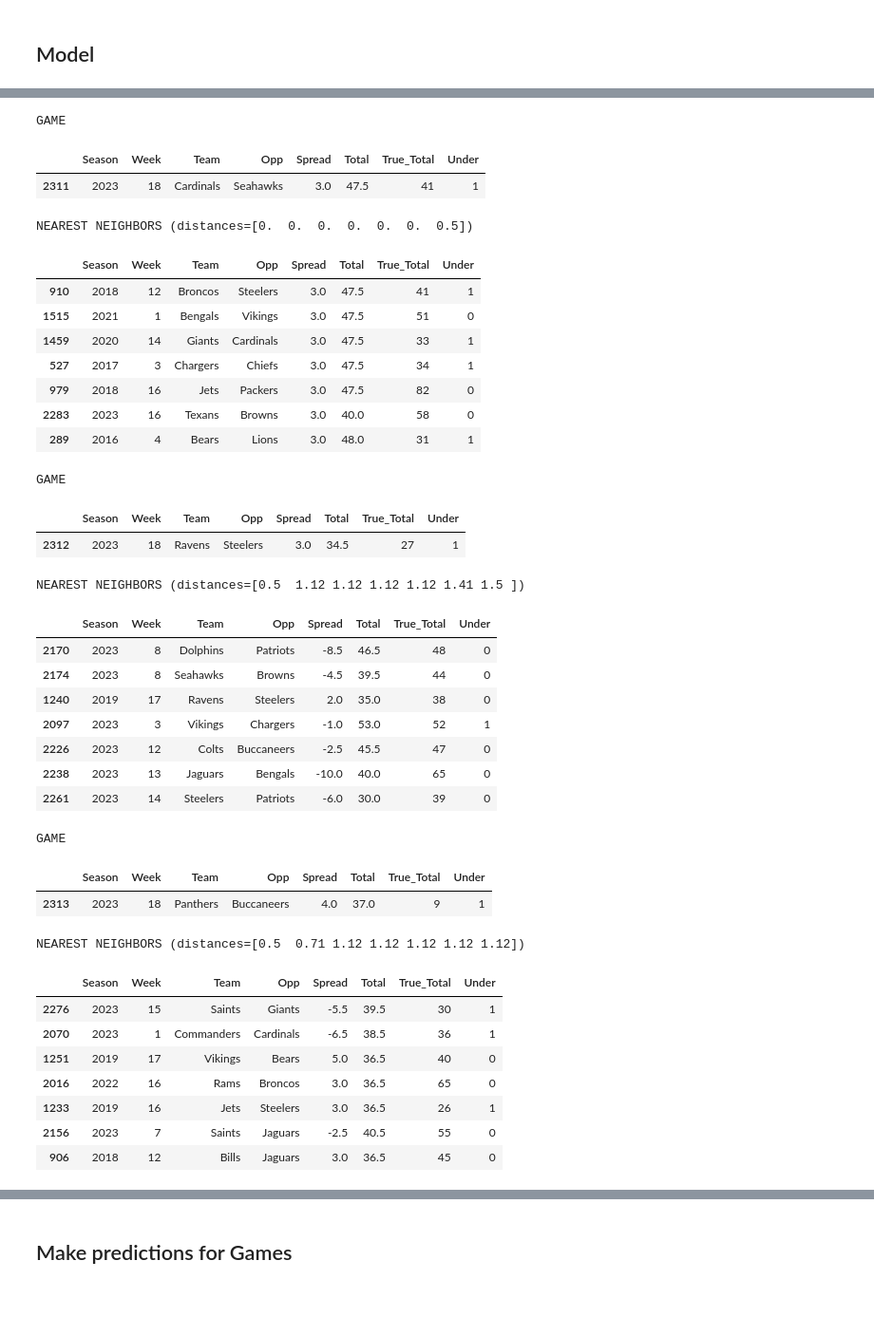
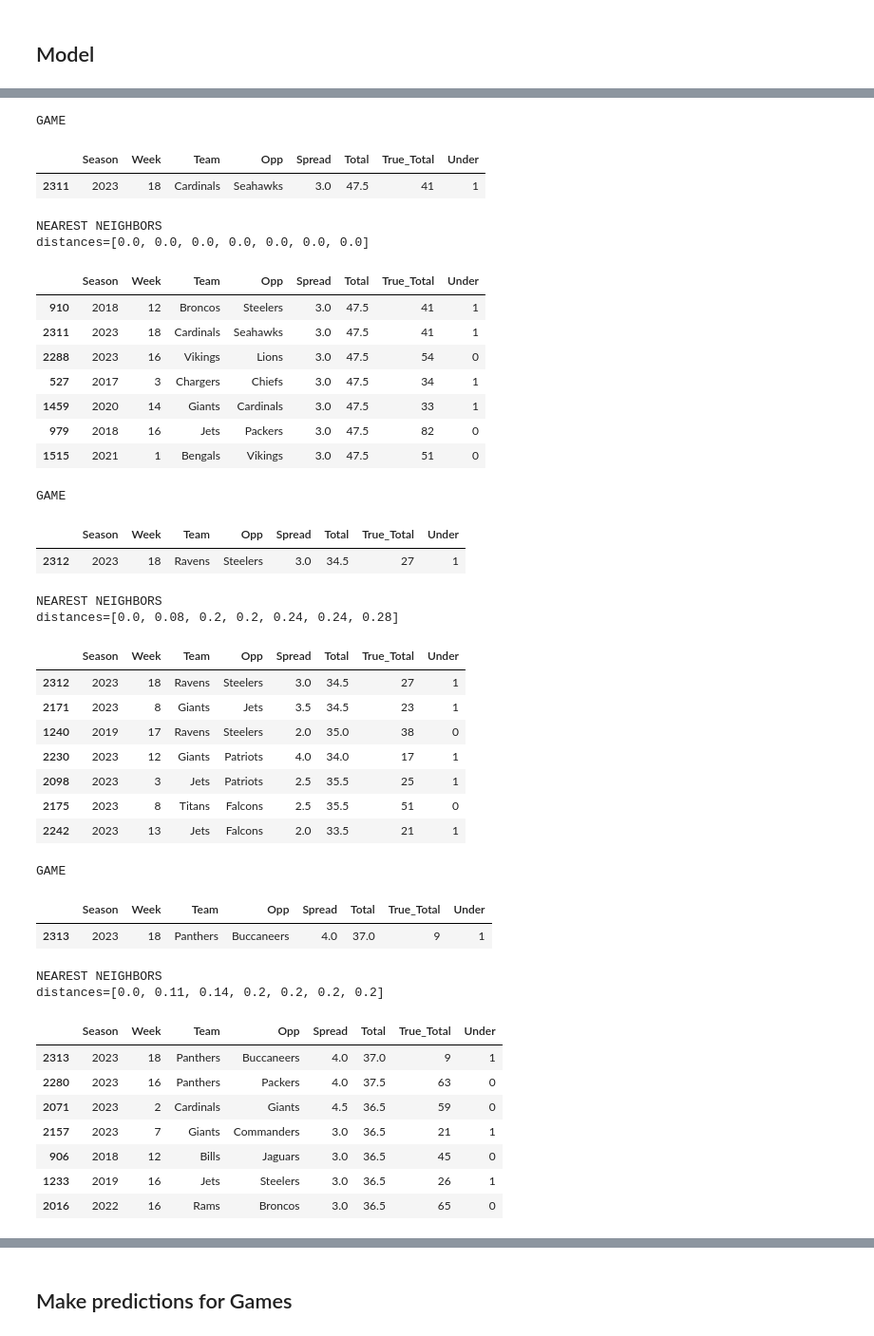
Before and after one commit to JamieYau/nfl-model, a Jupyter notebook: notebooks/nfl_model.ipynb, the cells around one changed output, grey strips where cells are left out. Shown at 95% size. Drawn from its saved outputs; the diff is of its cells as text; code cells hidden in the pictures; blank space fills up the shorter version.

```diff
--- a/notebooks/nfl_model.ipynb
+++ b/notebooks/nfl_model.ipynb
@@ -117,11 +119,29 @@ for season in [2021, 2022, 2023]:
         # Create model
         model = KNeighborsClassifier(n_neighbors=7)
 
+        # Create pipeline
+        pipeline = Pipeline([('scaler', StandardScaler()), ('model', model)])
+
         # Train model
-        clf = model.fit(X_train, y_train)
+        clf = pipeline.fit(X_train, y_train)
+
+        # Detect and remove outliers
+        pipeline2 = Pipeline([('scaler', StandardScaler()), ('lof', LocalOutlierFactor(novelty=True))])
+        pipeline2.fit(X_train)
+        # Return the outlier scores (1=inlier, -1=outlier)
+        y_test_novelty = pipeline2.predict(X_test)
+        # Remove outliers from test set
+        mask = [y==1 for y in y_test_novelty]
+        X_test = X_test[mask]
+        y_test = y_test[mask]
 
         # Make predictions
         y_pred = clf.predict(X_test)
+
+        # Override Week 1 Predictions to be Under
+        if week == 1:
+            y_test = test_df[target]
+            y_pred = [1] * len(y_test)
 
         # Get true values
         y_true = y_test
@@ -204,54 +224,65 @@ weighted avg       0.52      0.52      0.52       265
 # %%
 # Get and display the neighbors for games in Season 2023, Week 18
 # Iterate through the test instances and find their nearest neighbors
 index = 0
 for game_index, spread, total in X_test.itertuples():
-    # Get the neighbor distances and indices in the dataframe
-    nbr_distance = clf.kneighbors(X_test)[0][index]
-    nbr_index = clf.kneighbors(X_test)[1][index]
+    # Create a single sample for the current game
+    current_game = X_test.iloc[[index]][features]
+
+    # Scale the data using the pipeline's scaler
+    scaled_game = clf['scaler'].transform(current_game)
+
+    # Get the neighbor distances and indices using the scaled data
+    nbr_distance = clf['model'].kneighbors(scaled_game)[0][0]
+    nbr_index = clf['model'].kneighbors(scaled_game)[1][0]
+
     index += 1
 
     print(f'GAME')
     with pd.option_context("display.max_colwidth", None, "display.max_columns", None):
         display(nfl_df.iloc[[game_index],:][['Season','Week','Team','Opp','Spread','Total','True_Total','Under']])
 
-    print(f'\nNEAREST NEIGHBORS (distances={np.round(nbr_distance, 2)})')
+    print(f'\nNEAREST NEIGHBORS \ndistances={np.round(nbr_distance, 2).tolist()}')
     with pd.option_context("display.max_colwidth", None, "display.max_columns", None):
         display(nfl_df.iloc[nbr_index,:][['Season','Week','Team','Opp','Spread','Total','True_Total','Under']])
+    print('\n')
 # %% [output]
 GAME
 |  | Season | Week | Team | Opp | Spread | Total | True_Total | Under |
 | 2311 | 2023 | 18 | Cardinals | Seahawks | 3.0 | 47.5 | 41 | 1 |
-NEAREST NEIGHBORS (distances=[0.  0.  0.  0.  0.  0.  0.5])
+NEAREST NEIGHBORS
+distances=[0.0, 0.0, 0.0, 0.0, 0.0, 0.0, 0.0]
 |  | Season | Week | Team | Opp | Spread | Total | True_Total | Under |
 | 910 | 2018 | 12 | Broncos | Steelers | 3.0 | 47.5 | 41 | 1 |
+| 2311 | 2023 | 18 | Cardinals | Seahawks | 3.0 | 47.5 | 41 | 1 |
+| 2288 | 2023 | 16 | Vikings | Lions | 3.0 | 47.5 | 54 | 0 |
+| 527 | 2017 | 3 | Chargers | Chiefs | 3.0 | 47.5 | 34 | 1 |
+| 1459 | 2020 | 14 | Giants | Cardinals | 3.0 | 47.5 | 33 | 1 |
+| 979 | 2018 | 16 | Jets | Packers | 3.0 | 47.5 | 82 | 0 |
 | 1515 | 2021 | 1 | Bengals | Vikings | 3.0 | 47.5 | 51 | 0 |
-| 1459 | 2020 | 14 | Giants | Cardinals | 3.0 | 47.5 | 33 | 1 |
-| 527 | 2017 | 3 | Chargers | Chiefs | 3.0 | 47.5 | 34 | 1 |
-| 979 | 2018 | 16 | Jets | Packers | 3.0 | 47.5 | 82 | 0 |
-| 2283 | 2023 | 16 | Texans | Browns | 3.0 | 40.0 | 58 | 0 |
-| 289 | 2016 | 4 | Bears | Lions | 3.0 | 48.0 | 31 | 1 |
 GAME
 |  | Season | Week | Team | Opp | Spread | Total | True_Total | Under |
 | 2312 | 2023 | 18 | Ravens | Steelers | 3.0 | 34.5 | 27 | 1 |
-NEAREST NEIGHBORS (distances=[0.5  1.12 1.12 1.12 1.12 1.41 1.5 ])
+NEAREST NEIGHBORS
+distances=[0.0, 0.08, 0.2, 0.2, 0.24, 0.24, 0.28]
 |  | Season | Week | Team | Opp | Spread | Total | True_Total | Under |
-| 2170 | 2023 | 8 | Dolphins | Patriots | -8.5 | 46.5 | 48 | 0 |
-| 2174 | 2023 | 8 | Seahawks | Browns | -4.5 | 39.5 | 44 | 0 |
+| 2312 | 2023 | 18 | Ravens | Steelers | 3.0 | 34.5 | 27 | 1 |
+| 2171 | 2023 | 8 | Giants | Jets | 3.5 | 34.5 | 23 | 1 |
 | 1240 | 2019 | 17 | Ravens | Steelers | 2.0 | 35.0 | 38 | 0 |
-| 2097 | 2023 | 3 | Vikings | Chargers | -1.0 | 53.0 | 52 | 1 |
-| 2226 | 2023 | 12 | Colts | Buccaneers | -2.5 | 45.5 | 47 | 0 |
-| 2238 | 2023 | 13 | Jaguars | Bengals | -10.0 | 40.0 | 65 | 0 |
-| 2261 | 2023 | 14 | Steelers | Patriots | -6.0 | 30.0 | 39 | 0 |
+| 2230 | 2023 | 12 | Giants | Patriots | 4.0 | 34.0 | 17 | 1 |
+| 2098 | 2023 | 3 | Jets | Patriots | 2.5 | 35.5 | 25 | 1 |
+| 2175 | 2023 | 8 | Titans | Falcons | 2.5 | 35.5 | 51 | 0 |
+| 2242 | 2023 | 13 | Jets | Falcons | 2.0 | 33.5 | 21 | 1 |
 GAME
 |  | Season | Week | Team | Opp | Spread | Total | True_Total | Under |
 | 2313 | 2023 | 18 | Panthers | Buccaneers | 4.0 | 37.0 | 9 | 1 |
-NEAREST NEIGHBORS (distances=[0.5  0.71 1.12 1.12 1.12 1.12 1.12])
+NEAREST NEIGHBORS
+distances=[0.0, 0.11, 0.14, 0.2, 0.2, 0.2, 0.2]
 |  | Season | Week | Team | Opp | Spread | Total | True_Total | Under |
-| 2276 | 2023 | 15 | Saints | Giants | -5.5 | 39.5 | 30 | 1 |
-| 2070 | 2023 | 1 | Commanders | Cardinals | -6.5 | 38.5 | 36 | 1 |
-| 1251 | 2019 | 17 | Vikings | Bears | 5.0 | 36.5 | 40 | 0 |
+| 2313 | 2023 | 18 | Panthers | Buccaneers | 4.0 | 37.0 | 9 | 1 |
+| 2280 | 2023 | 16 | Panthers | Packers | 4.0 | 37.5 | 63 | 0 |
+| 2071 | 2023 | 2 | Cardinals | Giants | 4.5 | 36.5 | 59 | 0 |
+| 2157 | 2023 | 7 | Giants | Commanders | 3.0 | 36.5 | 21 | 1 |
+| 906 | 2018 | 12 | Bills | Jaguars | 3.0 | 36.5 | 45 | 0 |
+| 1233 | 2019 | 16 | Jets | Steelers | 3.0 | 36.5 | 26 | 1 |
 | 2016 | 2022 | 16 | Rams | Broncos | 3.0 | 36.5 | 65 | 0 |
-| 1233 | 2019 | 16 | Jets | Steelers | 3.0 | 36.5 | 26 | 1 |
-| 2156 | 2023 | 7 | Saints | Jaguars | -2.5 | 40.5 | 55 | 0 |
-| 906 | 2018 | 12 | Bills | Jaguars | 3.0 | 36.5 | 45 | 0 |
```
Also changed, not shown: parts of 4 cells of this notebook.
